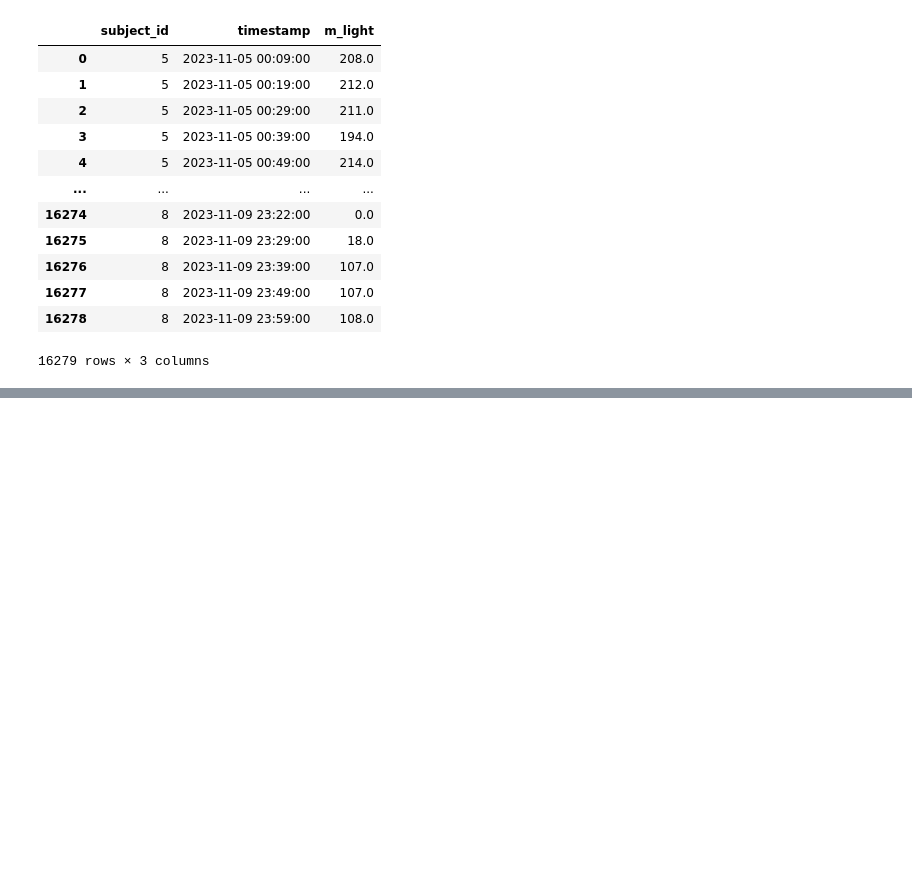
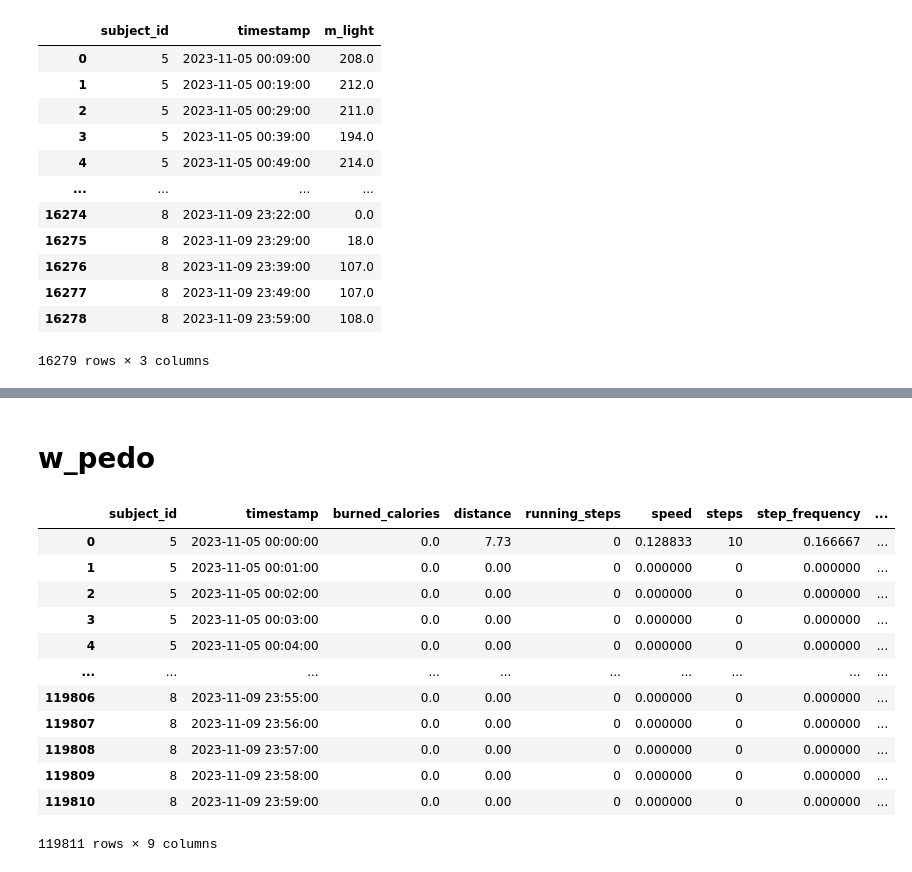
Before and after one commit to youungg/human_activity_recognition, a Jupyter notebook: test_val_data/open_test_dataset.ipynb, the cells around one changed output, grey strips where cells are left out. Drawn from its saved outputs; the diff is of its cells as text; code cells hidden in the pictures; blank space fills up the shorter version.

Commit message:
open_test

```diff
--- a/test_val_data/open_test_dataset.ipynb
+++ b/test_val_data/open_test_dataset.ipynb
@@ -68,0 +190,23 @@ df
+# %% [markdown]
+# w_pedo
+# %%
+# 파일 경로를 지정합니다.
+file_path = 'C:\\Users\\ljy25\\etri\\data\\휴먼이해2024\\test dataset\\ch2024_test_w_pedo.parquet.gzip'
+
+# .parquet.gzip 파일을 읽습니다.
+df = pd.read_parquet(file_path, engine='pyarrow')
+df
+# %% [output]
+|  | subject_id | timestamp | burned_calories | distance | running_steps | speed | steps | step_frequency | ... |
+| 0 | 5 | 2023-11-05 00:00:00 | 0.0 | 7.73 | 0 | 0.128833 | 10 | 0.166667 | ... |
+| 1 | 5 | 2023-11-05 00:01:00 | 0.0 | 0.00 | 0 | 0.000000 | 0 | 0.000000 | ... |
+| 2 | 5 | 2023-11-05 00:02:00 | 0.0 | 0.00 | 0 | 0.000000 | 0 | 0.000000 | ... |
+| 3 | 5 | 2023-11-05 00:03:00 | 0.0 | 0.00 | 0 | 0.000000 | 0 | 0.000000 | ... |
+| 4 | 5 | 2023-11-05 00:04:00 | 0.0 | 0.00 | 0 | 0.000000 | 0 | 0.000000 | ... |
+| ... | ... | ... | ... | ... | ... | ... | ... | ... | ... |
+| 119806 | 8 | 2023-11-09 23:55:00 | 0.0 | 0.00 | 0 | 0.000000 | 0 | 0.000000 | ... |
+| 119807 | 8 | 2023-11-09 23:56:00 | 0.0 | 0.00 | 0 | 0.000000 | 0 | 0.000000 | ... |
+| 119808 | 8 | 2023-11-09 23:57:00 | 0.0 | 0.00 | 0 | 0.000000 | 0 | 0.000000 | ... |
+| 119809 | 8 | 2023-11-09 23:58:00 | 0.0 | 0.00 | 0 | 0.000000 | 0 | 0.000000 | ... |
+| 119810 | 8 | 2023-11-09 23:59:00 | 0.0 | 0.00 | 0 | 0.000000 | 0 | 0.000000 | ... |
+119811 rows × 9 columns
```
Also changed, not shown: parts of 13 cells of this notebook.
